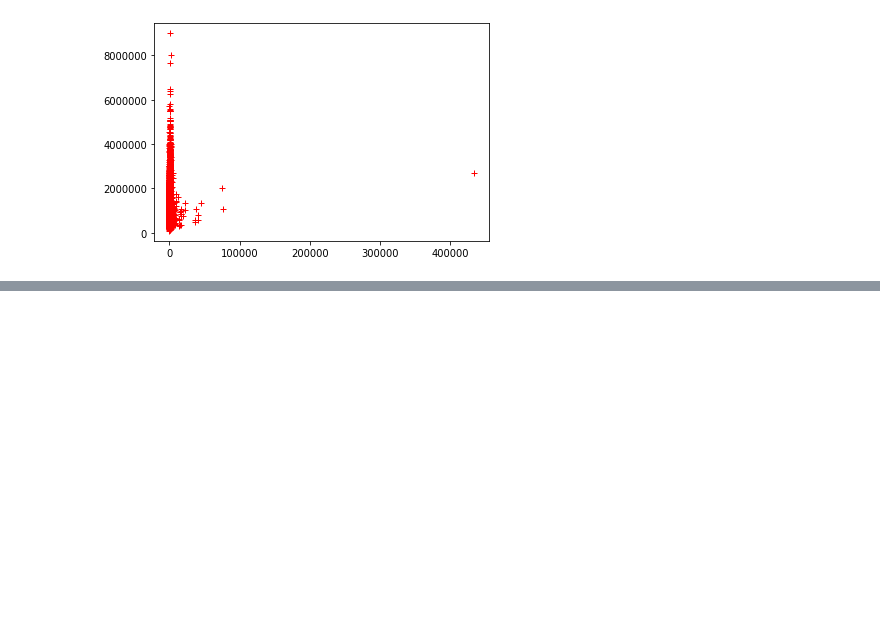
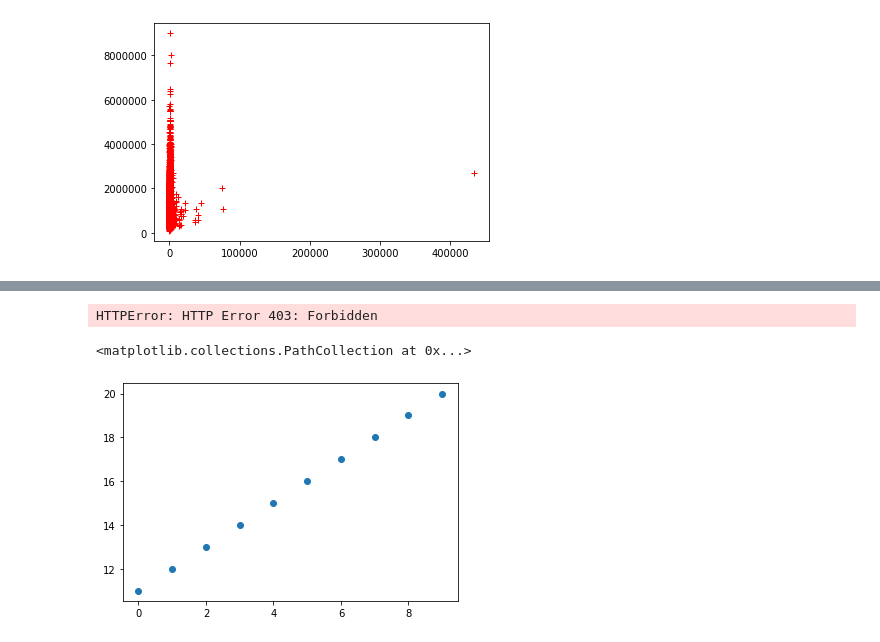
Before and after one commit to bisalgt/playground, a Jupyter notebook: kagle apartment data and using models.ipynb, the cells around one changed output, grey strips where cells are left out. Saved outputs shown, nothing was run; the diff lists cells and outputs as text; code cells hidden in the pictures; blank space fills up the shorter version.

```diff
--- a/kagle apartment data and using models.ipynb
+++ b/kagle apartment data and using models.ipynb
@@ -46,0 +245,4 @@ ax.plot(X, y, 'r+')
+# %%
+d = pd.read_html('https://www.worldometers.info/coronavirus/', match='Total Cases')
+# %% [output]
+HTTPError: HTTP Error 403: Forbidden
@@ -46,0 +254,9 @@ ax.plot(X, y, 'r+')
+# %%
+x = np.arange(10)
+# %%
+y = np.arange(11,21)
+# %%
+plt.scatter(x, y)
+# %% [output]
+<matplotlib.collections.PathCollection at 0x...>
+[figure, added]
```
Also changed, not shown: parts of 60 cells of this notebook, 1 other file.
